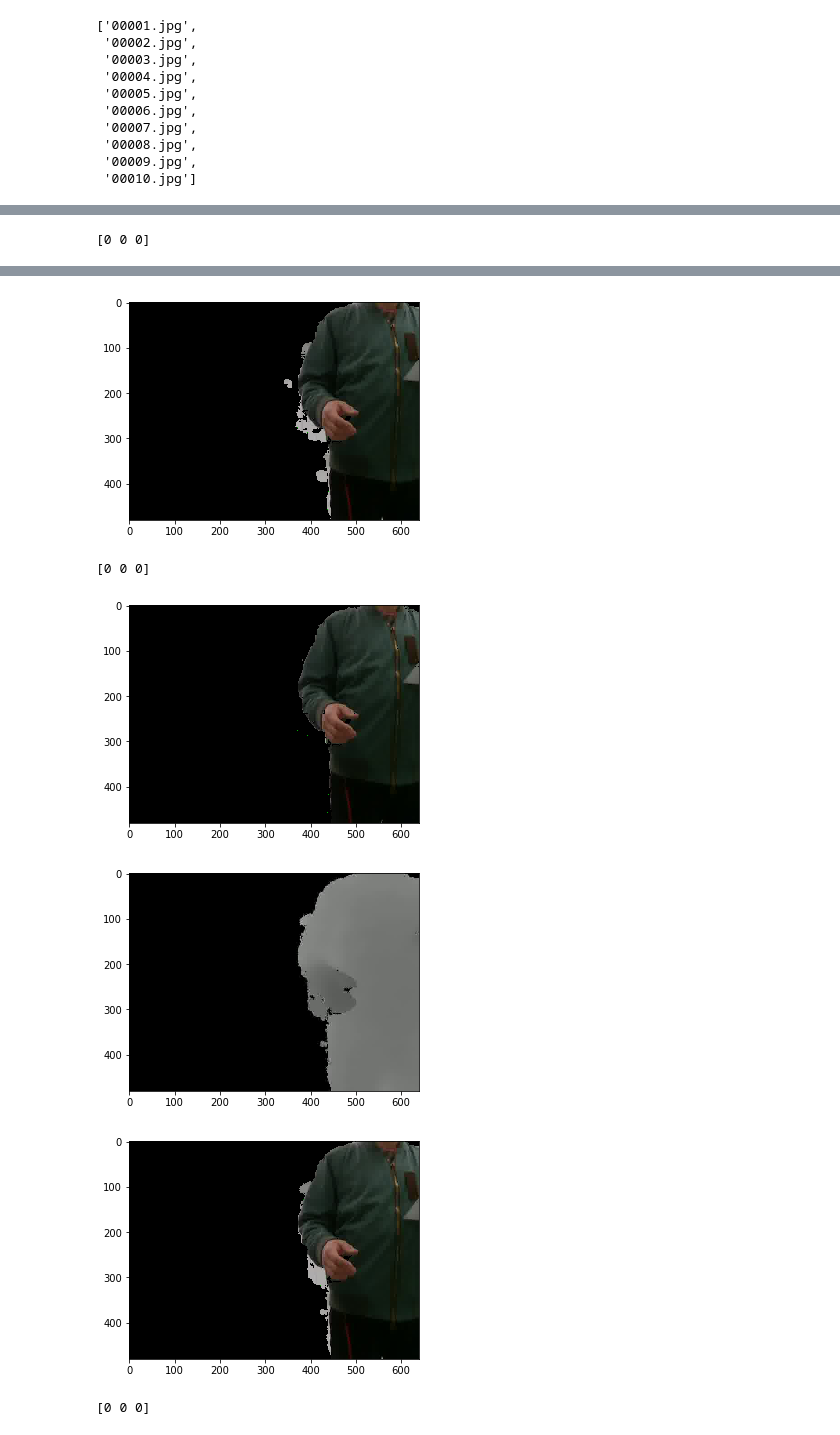
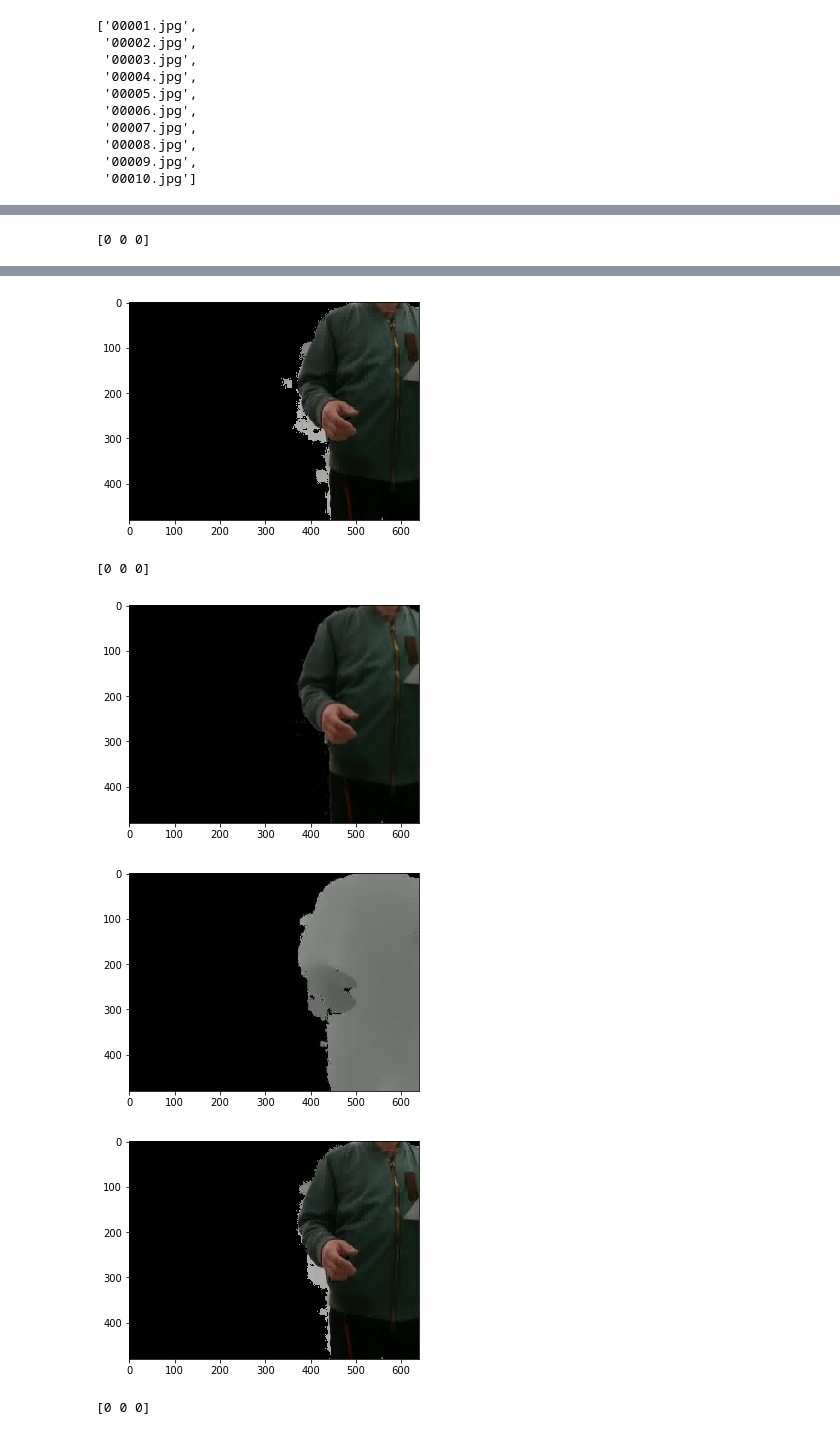
Before and after one commit to jarvislam1999/Real-time-GesRec, a Jupyter notebook: annotation_ems/image_background_remover.py.ipynb, the cells around one changed output, grey strips where cells are left out. Cells and saved outputs as stored; diff of their text form; code cells hidden in the pictures.

```diff
--- a/annotation_ems/image_background_remover.py.ipynb
+++ b/annotation_ems/image_background_remover.py.ipynb
@@ -291,7 +291,7 @@ for subdirt in depth_data_subdirt:
 
         # remove background
         #temp_matrix_1 = (pixels_of_depth_img!=[0, 0, 0])
-        temp_matrix_1 = np.greater(pixels_of_depth_img, [50,50,50])
+        temp_matrix_1 = np.greater(pixels_of_depth_img, [10,10,10])
         pixels_no_bg_img = pixels_of_rgb_img * temp_matrix_1
         plt.imshow(pixels_no_bg_img, interpolation="none")
         plt.show()
@@ -304,45 +304,45 @@ for subdirt in depth_data_subdirt:
 
                     if (all([abs(x - statistics.median(pixels_no_bg_img[row][col])) <= 10 for x in pixels_no_bg_img[row][col]])\
                        and all([x >= 100 for x in pixels_no_bg_img[row][col]])):
-                        pixels_no_bg_img[row][col] = [0,0,0]
-                        '''
+                        #pixels_no_bg_img[row][col] = [0,0,0]
+
                         for i in range(max(0, row - r), min(row+r, len(pixels_no_bg_img))):
                             for j in range(max(0, col-r), min(col+r, len(pixels_no_bg_img[i]))):
                                 if (np.count_nonzero(pixels_no_bg_img[i][j]) == 0):
                                     pixels_no_bg_img[row][col] = [0,0,0]
-                        '''
+
 
         print(pixels_no_bg_img[280][420])
 
         # save image
         pixels_no_bg_img = np.array(pixels_no_bg_img, dtype=np.uint8)
-        #pixels_no_bg_img = cv2.GaussianBlur(pixels_no_bg_img, (5,5), 0)
+        pixels_no_bg_img = cv2.GaussianBlur(pixels_no_bg_img, (5,5), 0)
         #pixels_no_bg_img = cv2.medianBlur(pixels_no_bg_img, 7)
 
 
         # view image
         plt.imshow(pixels_no_bg_img, interpolation="none")
         plt.show()
 
         no_bg_img = Image.fromarray(pixels_no_bg_img)
         #rc = cv2.imread(pixels_no_bg_img, cv2.IMREAD_UNCHANGED)
 
         # apply guassian blur on src image
         #dst = cv2.GaussianBlur(src,(5,5),cv2.BORDER_DEFAULT)
 
         if not os.path.isdir(no_bg_data_path+depth_path.replace(depth_data_path, "").replace(frame, "")):
             print("create new dir: " + no_bg_data_path+depth_path.replace(depth_data_path, "").replace(frame, ""))
             os.system("mkdir " + no_bg_data_path+depth_path.replace(depth_data_path, "").replace(frame, ""))
         no_bg_img.save(no_bg_data_path+depth_path.replace(depth_data_path, ""))
 # %% [output]
 [figure]
 [figure]
 [0 0 0]
 [figure]
 [figure]
 [figure]
 [0 0 0]
-[figure, old version]
+[figure, new version]
 [figure]
 [figure]
 [0 0 0]
```
Also changed, not shown: parts of 1 cell of this notebook.
